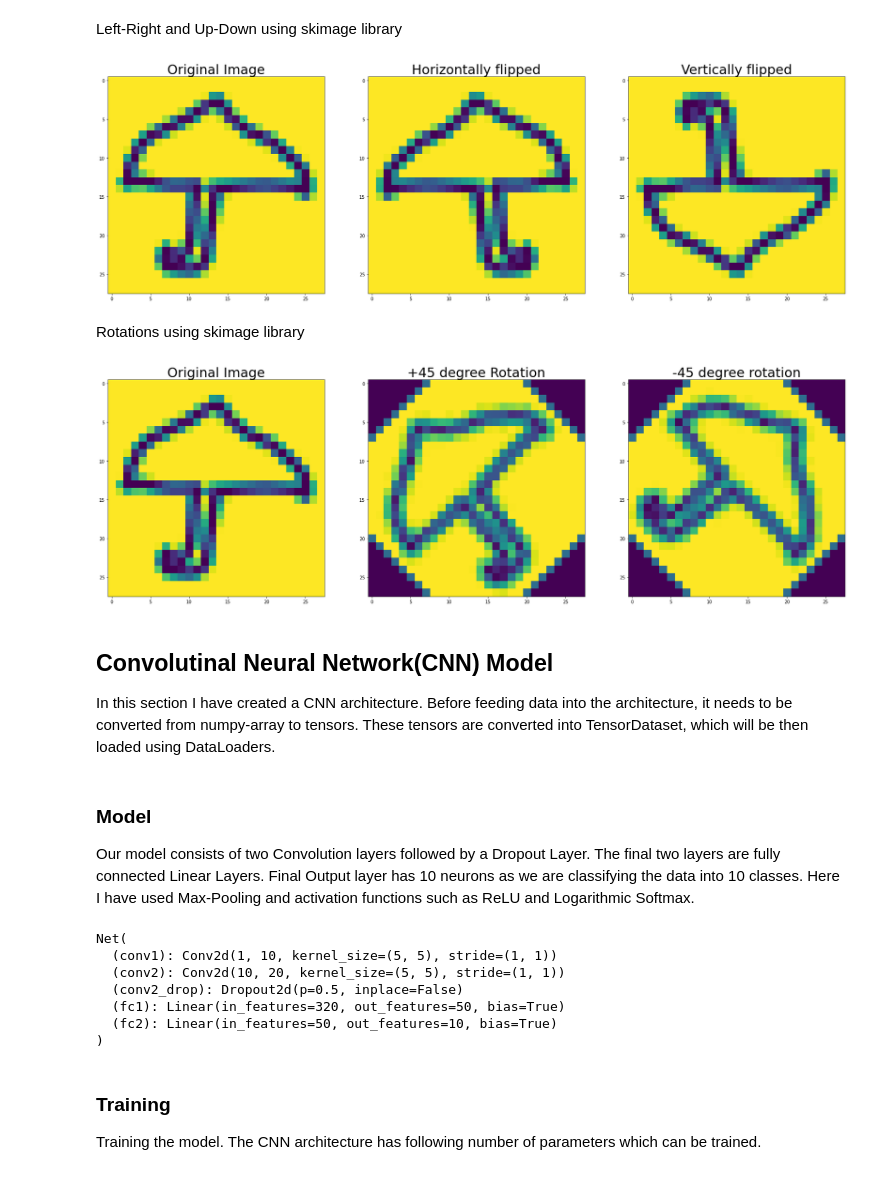
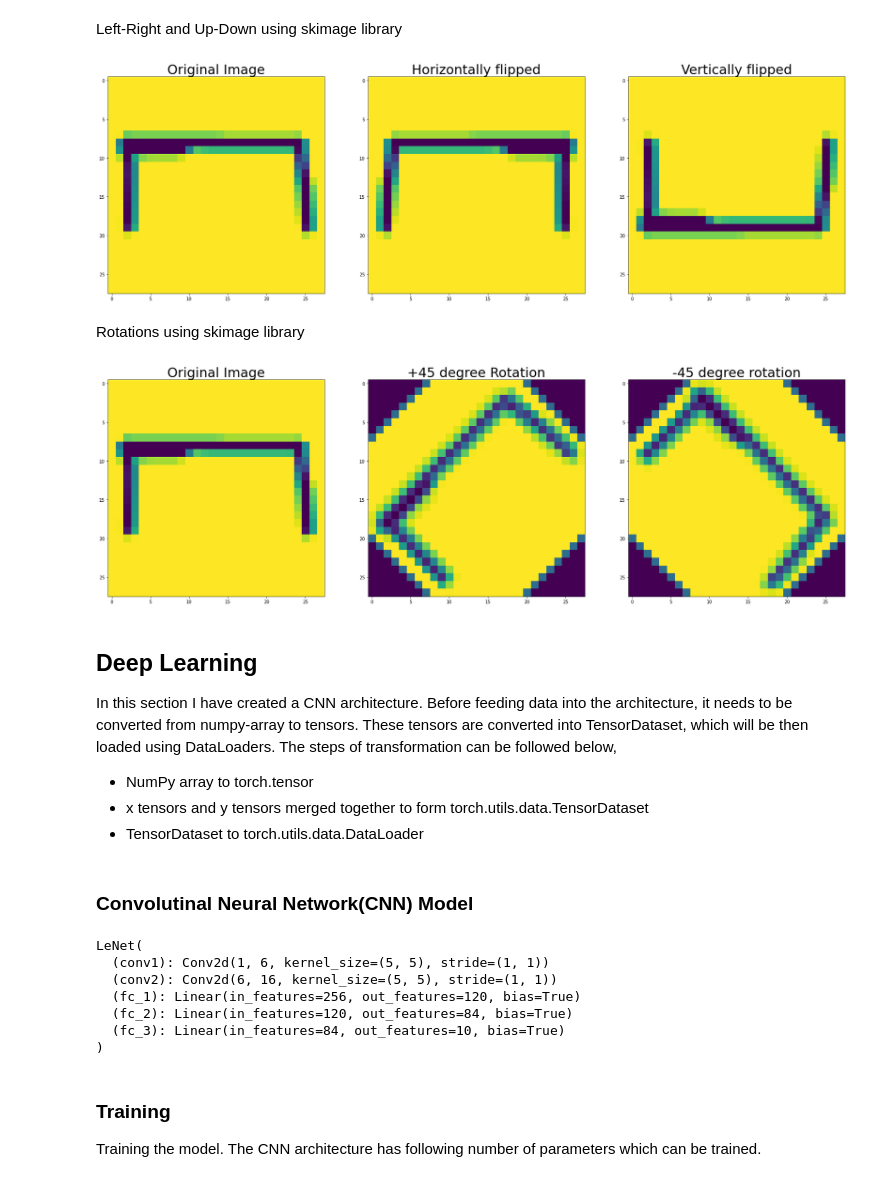
Before and after one commit to pr2tik1/blog, a Jupyter notebook: _notebooks/2020-09-08-Sketch-Recognition.ipynb, the cells around one changed output. Cells and saved outputs as stored; diff of their text form; code cells hidden in the pictures.

```diff
--- a/_notebooks/2020-09-08-Sketch-Recognition.ipynb
+++ b/_notebooks/2020-09-08-Sketch-Recognition.ipynb
@@ -143,22 +146,22 @@ from skimage.util import random_noise
 Left-Right and Up-Down using skimage library
 # %%
 # collapse-hide
-image = x_train[0].reshape(28,28)
+image = x_train[4].reshape(28,28)
 #Horizontally flipped
 hflipped_image= np.fliplr(image) #fliplr reverse the order of columns of pixels in matrix
 
 #Vertically flipped
 vflipped_image= np.flipud(image) #flipud reverse the order of rows of pixels in matrix
 
 fig,ax = plt.subplots(nrows=1,ncols=3,figsize=(30,16))
 ax[0].imshow(image)
 ax[0].set_title("Original Image", size=30)
 ax[1].imshow(hflipped_image)
 ax[1].set_title("Horizontally flipped", size=30)
 ax[2].imshow(vflipped_image)
 ax[2].set_title("Vertically flipped", size=30);
 # %% [output]
-[figure, old version]
+[figure, new version]
 # %% [markdown]
 Rotations using skimage library
 # %%
@@ -177,11 +180,15 @@ ax[1].set_title("+45 degree Rotation", size=30)
 ax[2].imshow(rot_anticlockwise_image)
 ax[2].set_title("-45 degree rotation", size=30);
 # %% [output]
-[figure, old version]
+[figure, new version]
 # %% [markdown]
-## Convolutinal Neural Network(CNN) Model
+## Deep Learning
 
-In this section I have created a CNN architecture. Before feeding data into the architecture, it needs to be converted from numpy-array to tensors. These tensors are converted into TensorDataset, which will be then loaded using DataLoaders.
+In this section I have created a CNN architecture. Before feeding data into the architecture, it needs to be converted from numpy-array to tensors. These tensors are converted into TensorDataset, which will be then loaded using DataLoaders. The steps of transformation can be followed below,
+
+* NumPy array to torch.tensor
+* x tensors and y tensors merged together to form torch.utils.data.TensorDataset
+* TensorDataset to torch.utils.data.DataLoader
 # %%
 #collapse-hide
 import time
@@ -209,8 +216,6 @@ train_loader = DataLoader(train_tensor, batch_size=64, num_workers=2,
                           shuffle=True)
 test_loader = DataLoader(test_tensor, batch_size=64, num_workers=2,
                          shuffle=True)
-# %% [markdown]
-### Model
-
-Our model consists of two Convolution layers followed by a Dropout Layer. The final two layers are fully connected Linear Layers. Final Output layer has 10 neurons as we are classifying the data into 10 classes. Here I have used Max-Pooling and activation functions such as ReLU and Logarithmic Softmax.
+# %% [markdown]
+### Convolutinal Neural Network(CNN) Model
 # %%
@@ -234,17 +262,17 @@ class Net(nn.Module):
 # %%
-model = Net()
+model = LeNet(10)
 criterion = nn.CrossEntropyLoss()
 model = model.to(device)
 optimizer = optim.SGD(model.parameters(), lr=0.09)
 
 model
 # %% [output]
-Net(
-  (conv1): Conv2d(1, 10, kernel_size=(5, 5), stride=(1, 1))
-  (conv2): Conv2d(10, 20, kernel_size=(5, 5), stride=(1, 1))
-  (conv2_drop): Dropout2d(p=0.5, inplace=False)
-  (fc1): Linear(in_features=320, out_features=50, bias=True)
-  (fc2): Linear(in_features=50, out_features=10, bias=True)
+LeNet(
+  (conv1): Conv2d(1, 6, kernel_size=(5, 5), stride=(1, 1))
+  (conv2): Conv2d(6, 16, kernel_size=(5, 5), stride=(1, 1))
+  (fc_1): Linear(in_features=256, out_features=120, bias=True)
+  (fc_2): Linear(in_features=120, out_features=84, bias=True)
+  (fc_3): Linear(in_features=84, out_features=10, bias=True)
 )
 # %% [markdown]
 ### Training
```
Also changed, not shown: parts of 21 cells of this notebook, 1 other file.
